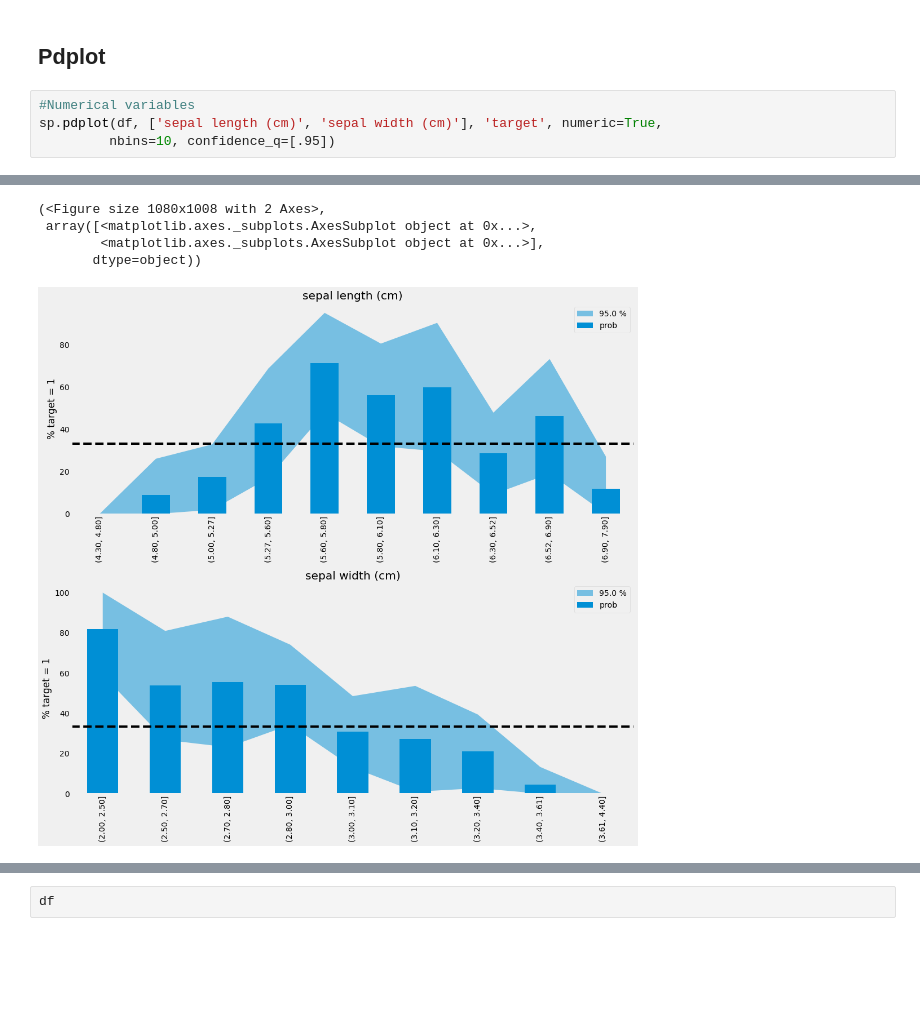
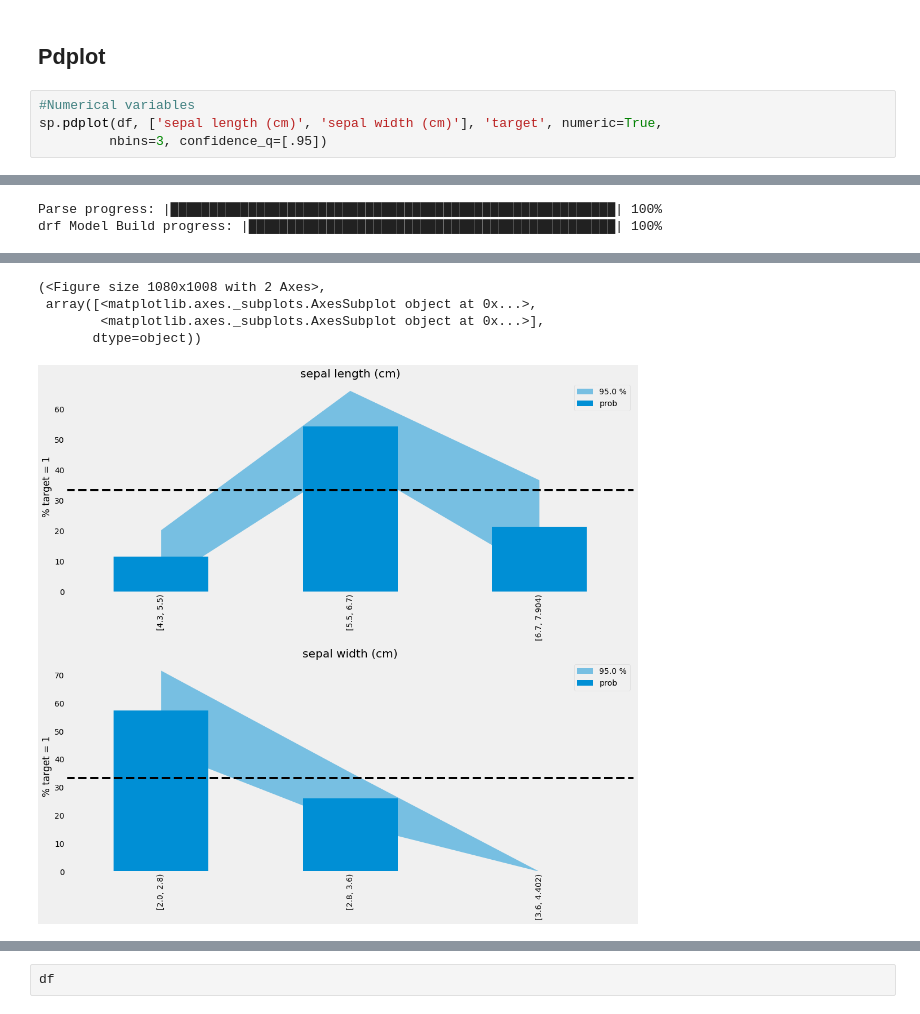
Before and after one commit to SpikeLab-CL/SpikePy, a Jupyter notebook: Notebooks/plots_helpers.ipynb, the cells around one changed output, grey strips where cells are left out. Cells and saved outputs as stored; diff of their text form; blank space fills up the shorter version.

```diff
--- a/Notebooks/plots_helpers.ipynb
+++ b/Notebooks/plots_helpers.ipynb
@@ -115,5 +148,5 @@ sp.compare_categorical_dists(df1, df2, ['group_sepal', 'group_petal'],
 # %%
 #Numerical variables
 sp.pdplot(df, ['sepal length (cm)', 'sepal width (cm)'], 'target', numeric=True,
-         nbins=10, confidence_q=[.95])
+         nbins=3, confidence_q=[.95])
 # %% [output]
@@ -120,9 +171,11 @@ sp.pdplot(df, ['sepal length (cm)', 'sepal width (cm)'], 'target', numeric=True,
+Parse progress: |█████████████████████████████████████████████████████████| 100%
+drf Model Build progress: |███████████████████████████████████████████████| 100%
 [interactive output not drawn]
-(<Figure size 1080x1008 with 2 Axes>,
- array([<matplotlib.axes._subplots.AxesSubplot object at 0x...>,
-        <matplotlib.axes._subplots.AxesSubplot object at 0x...>],
-       dtype=object))
+(<Figure size 1080x1008 with 2 Axes>,
+ array([<matplotlib.axes._subplots.AxesSubplot object at 0x...>,
+        <matplotlib.axes._subplots.AxesSubplot object at 0x...>],
+       dtype=object))
-[figure, old version]
+[figure, new version]
 # %%
 #Categorical variables
 sp.pdplot(df, ['group_sepal', 'group_petal'], 'target',
```
Also changed, not shown: parts of 6 cells of this notebook, 1 other file.
